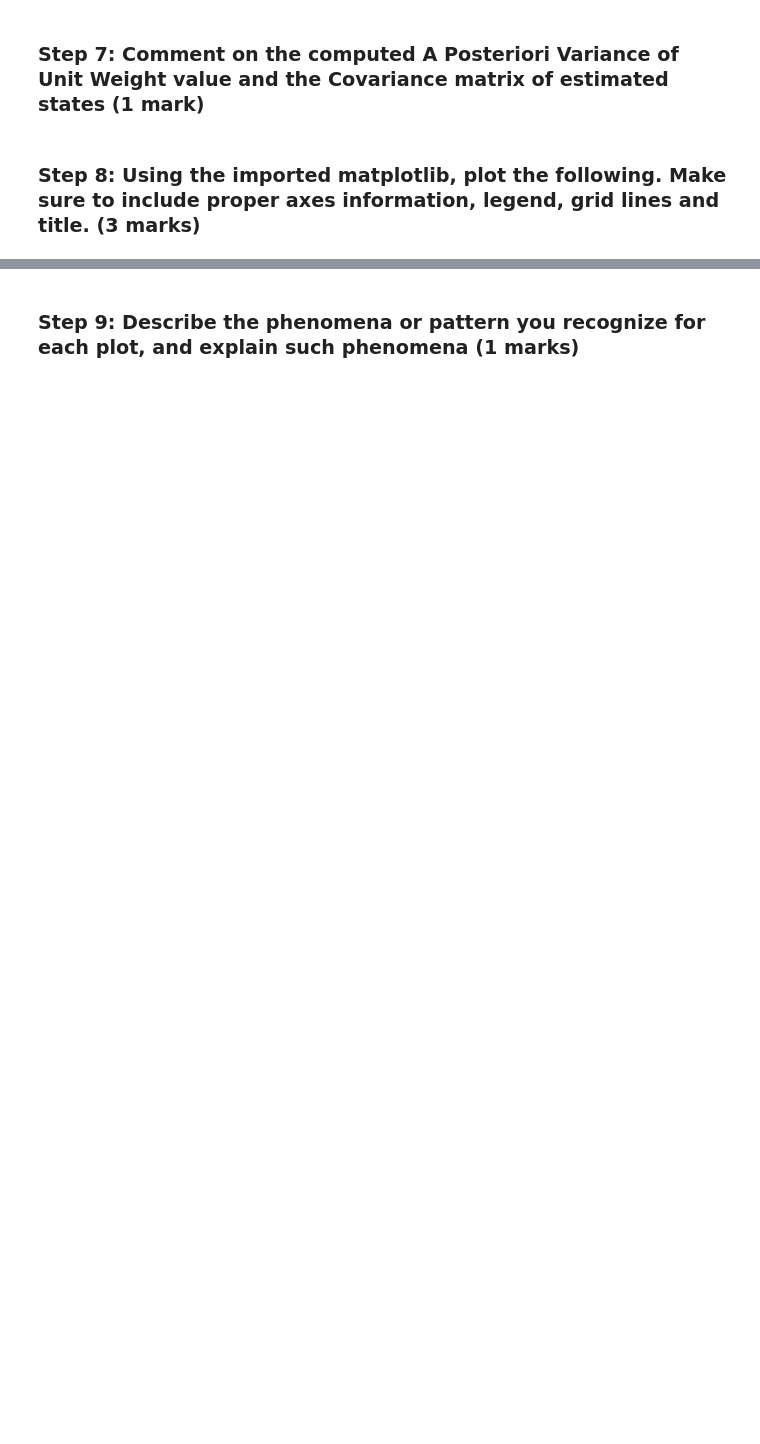
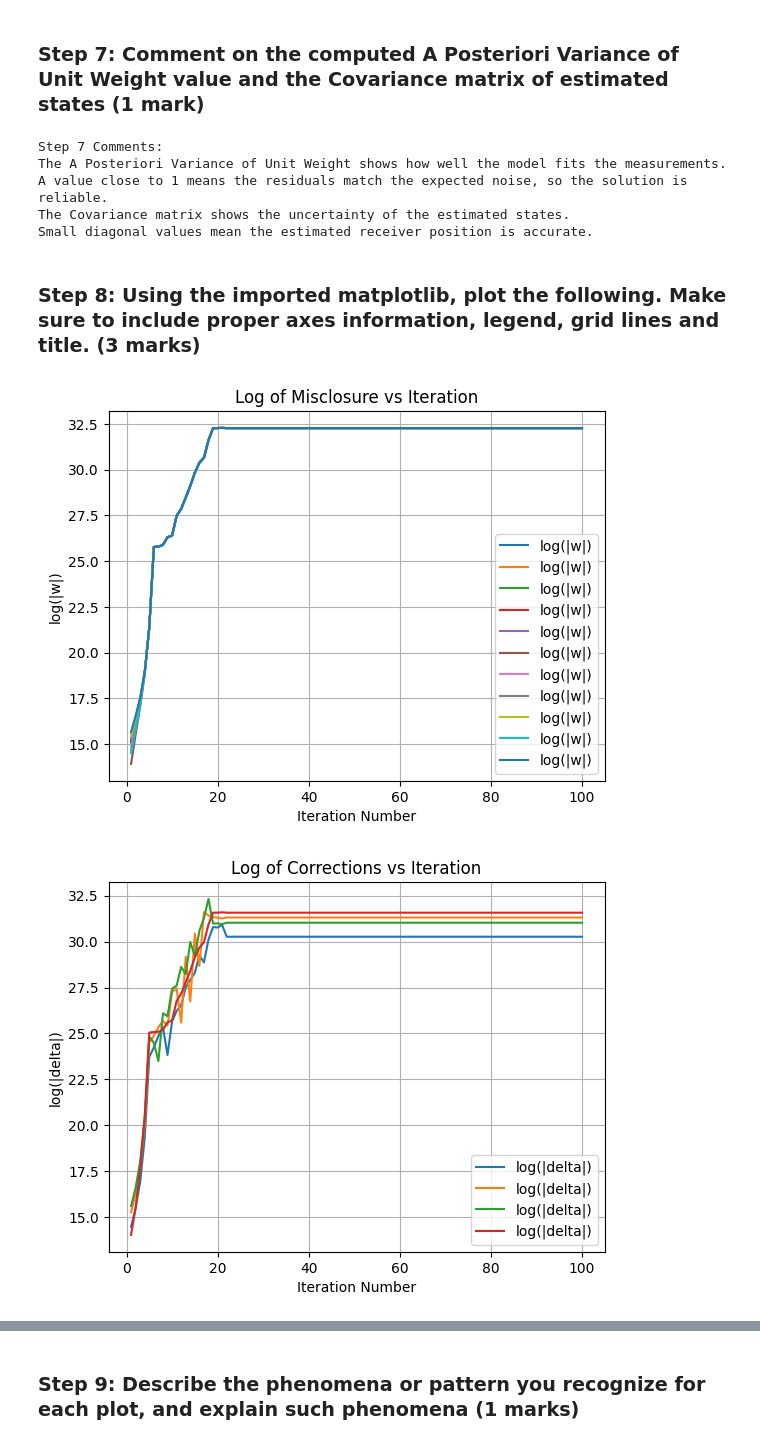
Before and after one commit to caydincleland/ENGG680_2025_Fall_group8Fork, a Jupyter notebook: assignment2/Assignment2_Upload.ipynb, the cells around one changed output, grey strips where cells are left out. Drawn from its saved outputs; the diff is of its cells as text; code cells hidden in the pictures; blank space fills up the shorter version.

```diff
--- a/assignment2/Assignment2_Upload.ipynb
+++ b/assignment2/Assignment2_Upload.ipynb
@@ -127,3 +125,5 @@ x_0 =
+# %%
+x_0 = np.array([100.0, -50.0, 25.0, 1000.0])
 # %% [markdown]
 ### Step 3: initialize the corrections array as 10s, iteration loop counter i as zero and related arrays (1 mark)
 # %%
@@ -217,3 +213,21 @@ def design_matrix(receiver_pos, satellite_pos, distance):
+# %%
+def design_matrix(receiver_pos, satellite_pos, distance):
+    receiver_pos = receiver_pos.reshape(-1,1)
+    # your code here
+    rx=receiver_pos[0,0]
+    ry=receiver_pos[1,0]
+    rz=receiver_pos[2,0]
+    #initialize matrix A with zeros
+    A = np.zeros((len(satellite_pos), 4))
+    for i in range(len(satellite_pos)):
+        sx, sy, sz = satellite_pos[i]
+        d = float(distance[i,0])
+        A[i,0] = (sx - rx) / d
+        A[i,1] = (sy - ry) / d
+        A[i,2] = (sz - rz) / d
+        A[i,3] = -1
+
+    return A
 # %% [markdown]
 ### Step 5: start the iteration for the LSE (4 mark)
 
@@ -290,2 +323,14 @@ Print:
+# %%
+print("Step 7 Comments:")
+print("The A Posteriori Variance of Unit Weight shows how well the model fits the measurements.")
+print("A value close to 1 means the residuals match the expected noise, so the solution is reliable.")
+print("The Covariance matrix shows the uncertainty of the estimated states.")
+print("Small diagonal values mean the estimated receiver position is accurate.")
+# %% [output]
+Step 7 Comments:
+The A Posteriori Variance of Unit Weight shows how well the model fits the measurements.
+A value close to 1 means the residuals match the expected noise, so the solution is reliable.
+The Covariance matrix shows the uncertainty of the estimated states.
+Small diagonal values mean the estimated receiver position is accurate.
 # %% [markdown]
 ### Step 8: Using the imported matplotlib, plot the following. Make sure to include proper axes information, legend, grid lines and title. (3 marks)
@@ -302,0 +337,33 @@ Print:
+# %%
+import matplotlib.pyplot as plt
+import numpy as np
+
+plt.figure()
+plt.plot(arr_i, np.log(np.abs(arr_w)), label='log(|w|)')
+plt.xlabel('Iteration Number')
+plt.ylabel('log(|w|)')
+plt.title('Log of Misclosure vs Iteration')
+plt.grid(True)
+plt.legend()
+plt.show()
+
+plt.figure()
+plt.plot(arr_i, np.log(np.abs(arr_delta)), label='log(|delta|)')
+plt.xlabel('Iteration Number')
+plt.ylabel('log(|delta|)')
+plt.title('Log of Corrections vs Iteration')
+plt.grid(True)
+plt.legend()
+plt.show()
+
+plt.figure()
+plt.plot(arr_i, np.log(np.abs(arr_err_pos)), label='log(3D position error)')
+plt.xlabel('Iteration Number')
+plt.ylabel('log(error)')
+plt.title('Log of 3D Position Error vs Iteration')
+plt.grid(True)
+plt.legend()
+plt.show()
+# %% [output]
+[figure, added]
+[figure, added]
```
Also changed, not shown: parts of 29 cells of this notebook.
